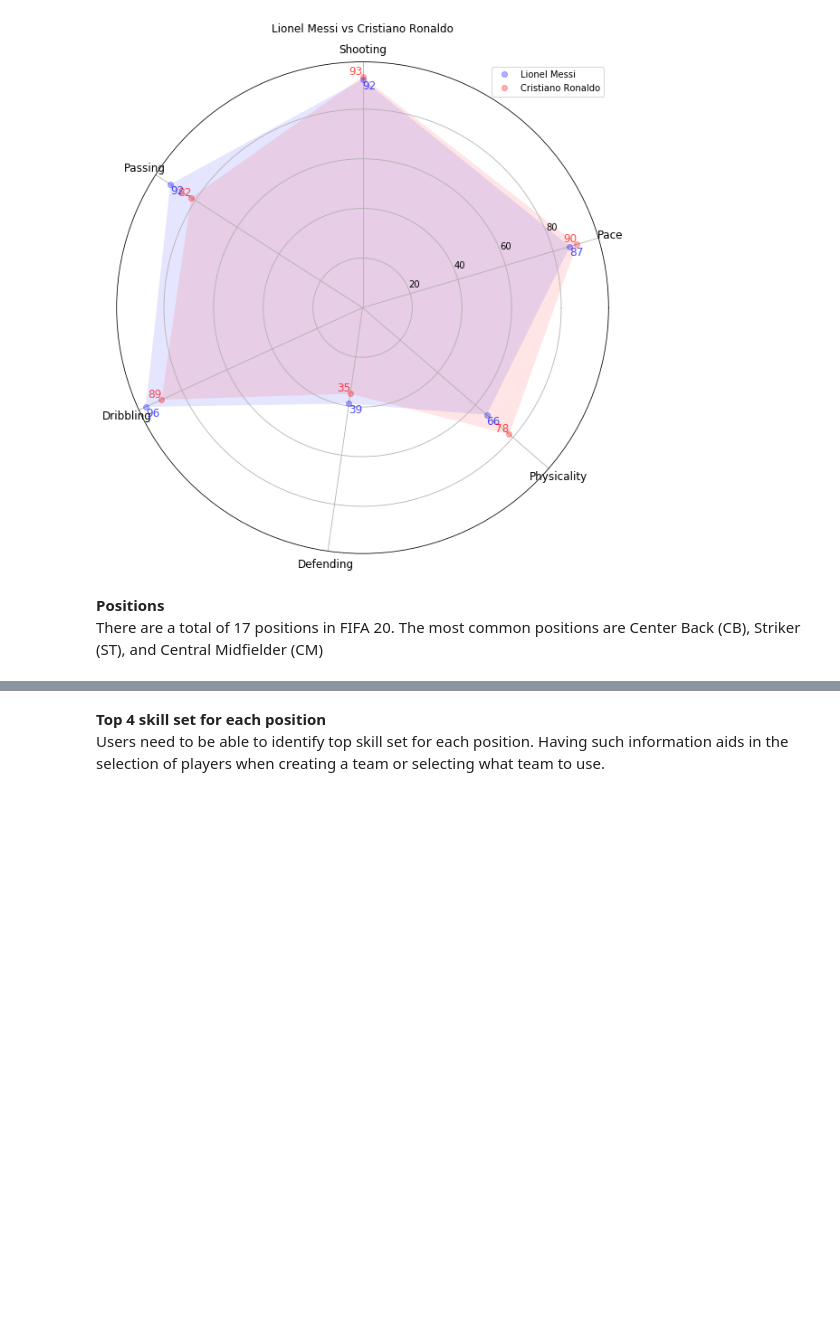
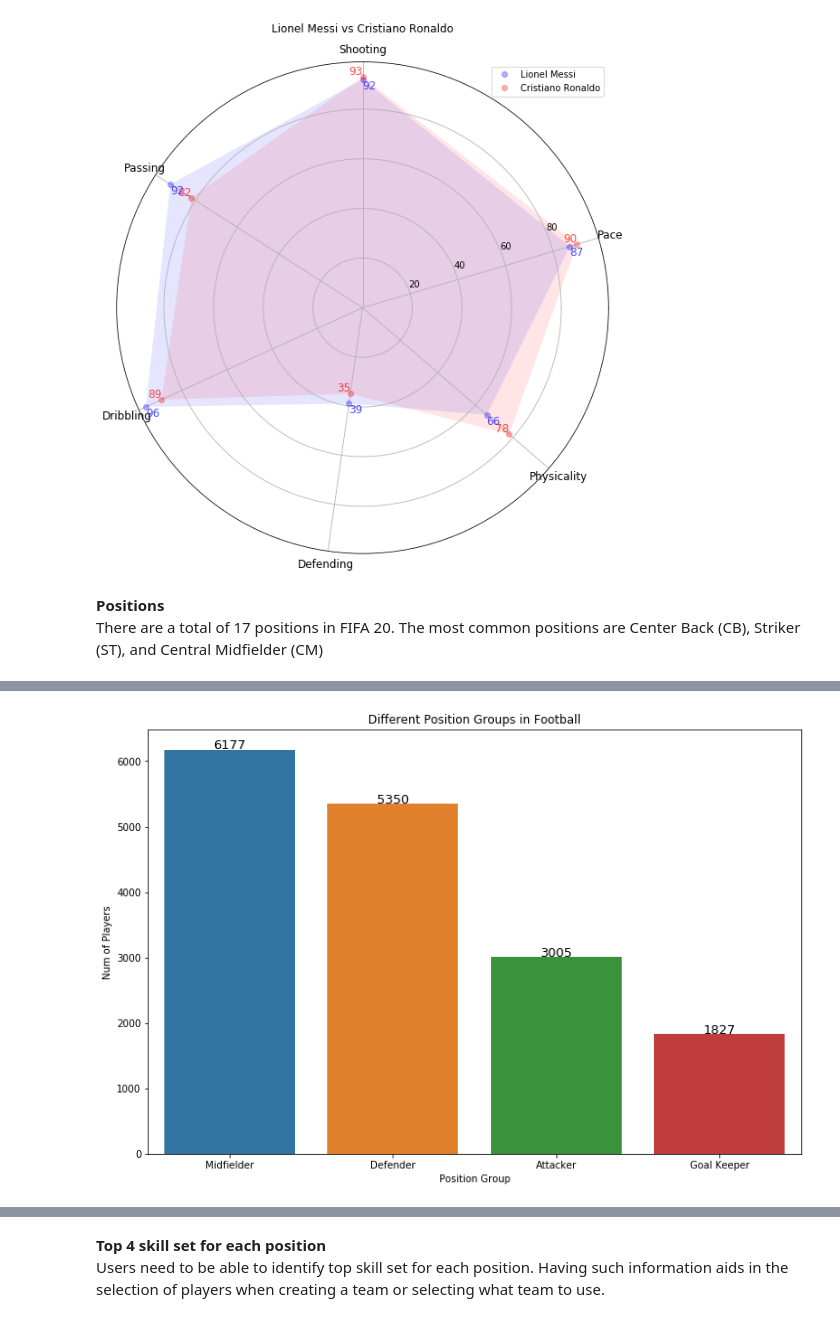
Before and after one commit to yte9pc/FIFA-20-Interactive-App, a Jupyter notebook: FIFAApp.ipynb, the cells around one changed output, grey strips where cells are left out. Cells and saved outputs as stored; diff of their text form; code cells hidden in the pictures; blank space fills up the shorter version.

```diff
--- a/FIFAApp.ipynb
+++ b/FIFAApp.ipynb
@@ -148,0 +165,14 @@ Text(0.5, 1.0, 'Comparison of Positions and Players')
+# %%
+fig = plt.figure(figsize = (12, 8))
+count_positions_groups = fifa.groupby('Position Group')['Overall Rating'].count().reset_index(name='Overall Rating').sort_values(['Overall Rating'], ascending=False)
+
+xvalue = count_positions_groups['Position Group']
+yvalue = count_positions_groups['Overall Rating']
+
+c = sns.barplot(xvalue, yvalue)
+p = plt.ylabel("Num of Players")
+
+plt.title('Different Position Groups in Football')
+barlabelpandas(count_positions_groups['Overall Rating'])
+# %% [output]
+[figure, added]
```
Also changed, not shown: parts of 26 cells of this notebook.
